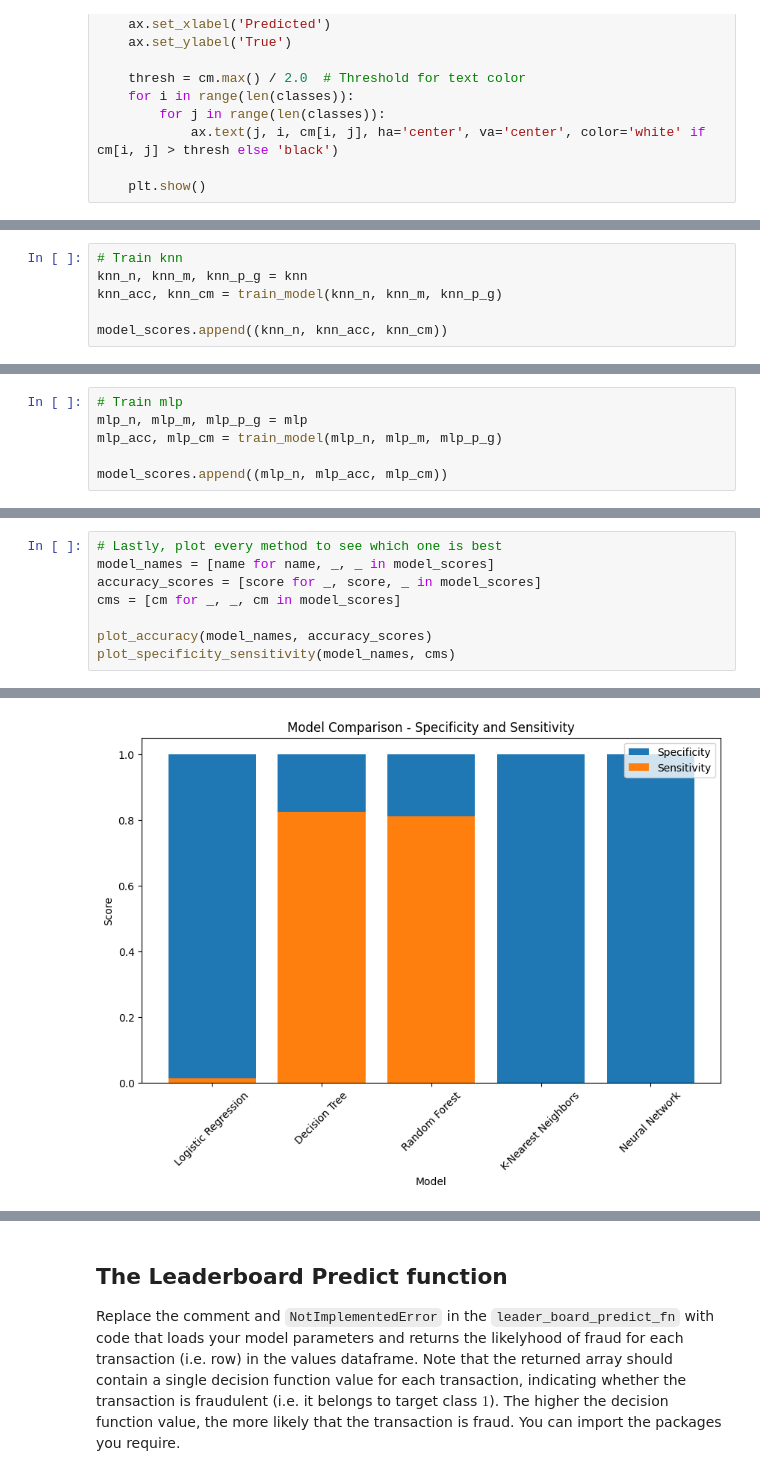
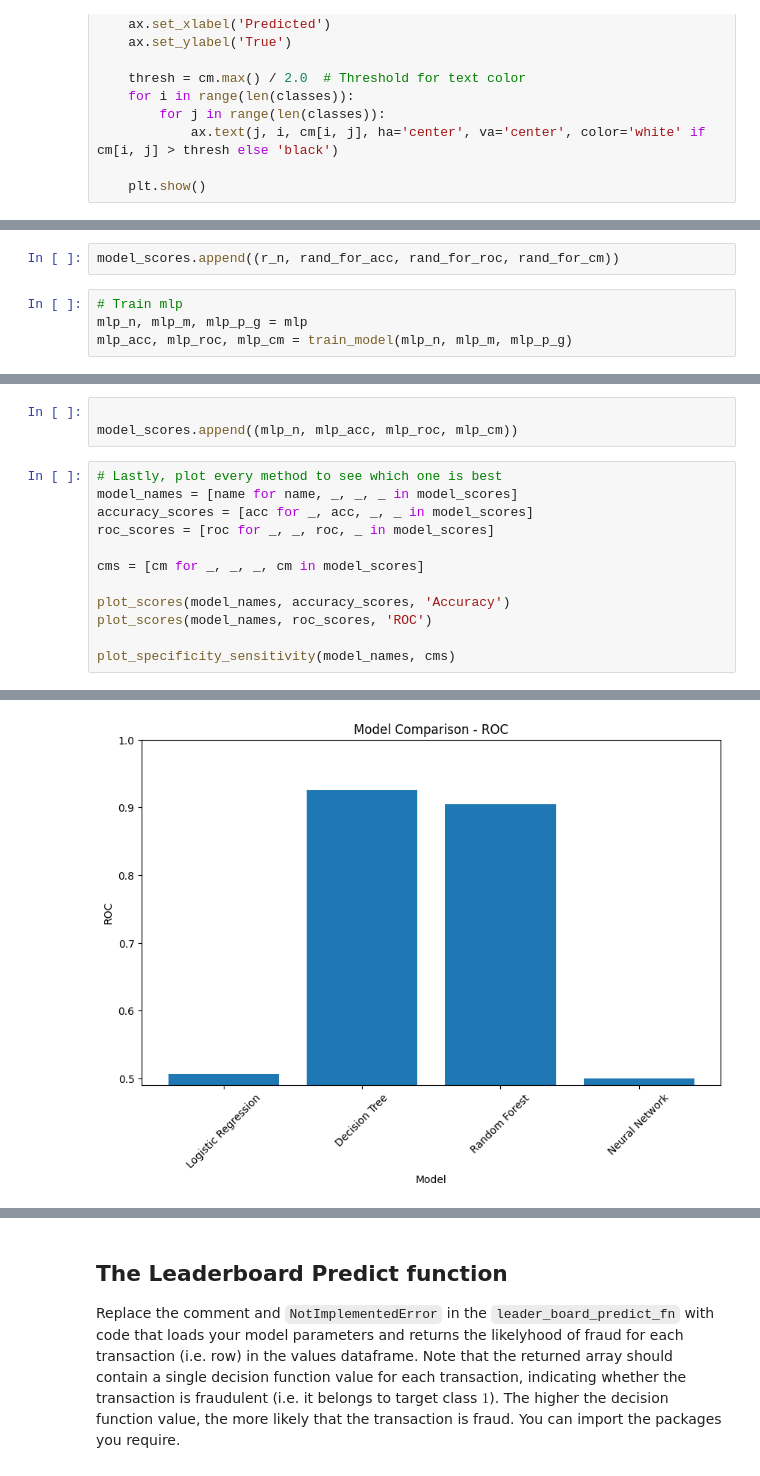
Before and after one commit to jonaserhart/ml_project, a Jupyter notebook: transactions.ipynb, the cells around one changed output, grey strips where cells are left out. Saved outputs shown, nothing was run; the diff lists cells and outputs as text.

```diff
--- a/transactions.ipynb
+++ b/transactions.ipynb
@@ -194,9 +403,3 @@ Fitted Model Parameters: {'bootstrap': True, 'ccp_alpha': 0.0, 'class_weight': N
 
 Accuracy on testing data: 0.9996
 [figure]
-# %%
-# Train knn
-knn_n, knn_m, knn_p_g = knn
-knn_acc, knn_cm = train_model(knn_n, knn_m, knn_p_g)
-
-model_scores.append((knn_n, knn_acc, knn_cm))
@@ -212,7 +406,7 @@ Accuracy on testing data: 0.9984
+# %%
+model_scores.append((r_n, rand_for_acc, rand_for_roc, rand_for_cm))
 # %%
 # Train mlp
 mlp_n, mlp_m, mlp_p_g = mlp
-mlp_acc, mlp_cm = train_model(mlp_n, mlp_m, mlp_p_g)
-
-model_scores.append((mlp_n, mlp_acc, mlp_cm))
+mlp_acc, mlp_roc, mlp_cm = train_model(mlp_n, mlp_m, mlp_p_g)
 # %% [output]
@@ -224,12 +428,19 @@ Fitted Model Parameters: {'activation': 'relu', 'alpha': 0.0001, 'batch_size': '
 
 Accuracy on testing data: 0.9984
 [figure]
+# %%
+
+model_scores.append((mlp_n, mlp_acc, mlp_roc, mlp_cm))
 # %%
 # Lastly, plot every method to see which one is best
-model_names = [name for name, _, _ in model_scores]
-accuracy_scores = [score for _, score, _ in model_scores]
-cms = [cm for _, _, cm in model_scores]
+model_names = [name for name, _, _, _ in model_scores]
+accuracy_scores = [acc for _, acc, _, _ in model_scores]
+roc_scores = [roc for _, _, roc, _ in model_scores]
 
-plot_accuracy(model_names, accuracy_scores)
+cms = [cm for _, _, _, cm in model_scores]
+
+plot_scores(model_names, accuracy_scores, 'Accuracy')
+plot_scores(model_names, roc_scores, 'ROC')
+
 plot_specificity_sensitivity(model_names, cms)
 # %% [output]
@@ -237 +448 @@ plot_specificity_sensitivity(model_names, cms)
-[figure, old version]
+[figure, new version]
```
Also changed, not shown: parts of 24 cells of this notebook, 2 other files.
